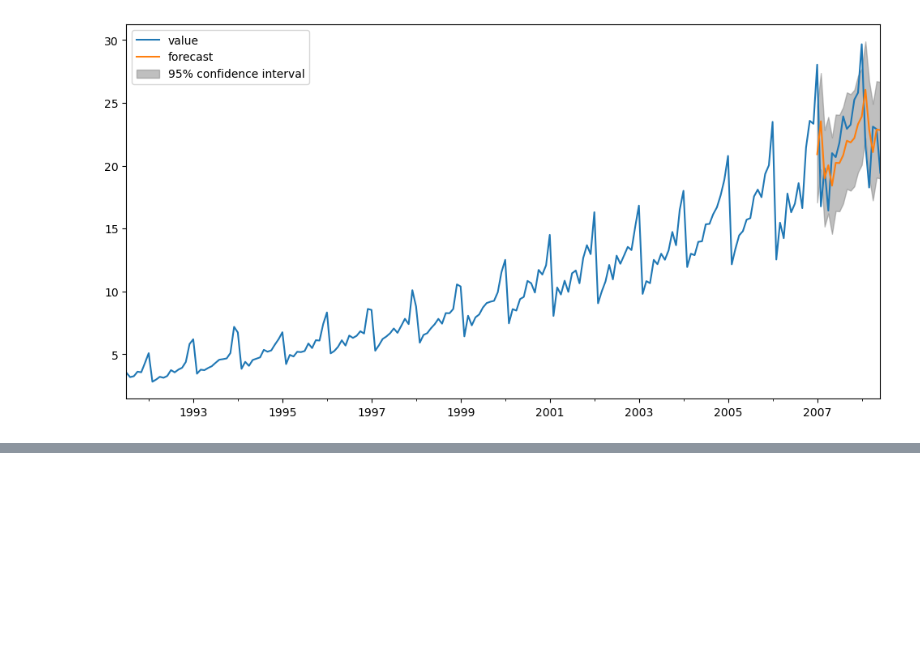
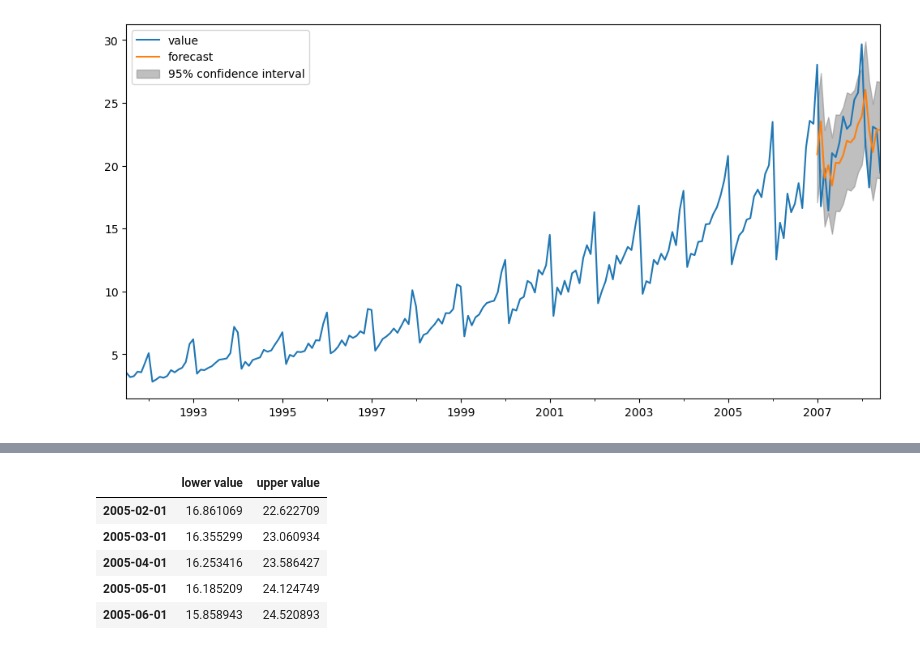
Before and after one commit to neemiasbsilva/datascience-portfolio, a Jupyter notebook: forecasting/notebooks/02_NBS_arima_model.ipynb, the cells around one changed output, grey strips where cells are left out. Cells and saved outputs as stored; diff of their text form; code cells hidden in the pictures; blank space fills up the shorter version.

```diff
--- a/forecasting/notebooks/02_NBS_arima_model.ipynb
+++ b/forecasting/notebooks/02_NBS_arima_model.ipynb
@@ -274,0 +346,9 @@ plot_fitted_values(df_data, history)
+# %%
+yhat_conf_int.head()
+# %% [output]
+|  | lower value | upper value |
+| 2005-02-01 | 16.861069 | 22.622709 |
+| 2005-03-01 | 16.355299 | 23.060934 |
+| 2005-04-01 | 16.253416 | 23.586427 |
+| 2005-05-01 | 16.185209 | 24.124749 |
+| 2005-06-01 | 15.858943 | 24.520893 |
```
Also changed, not shown: parts of 14 cells of this notebook.
